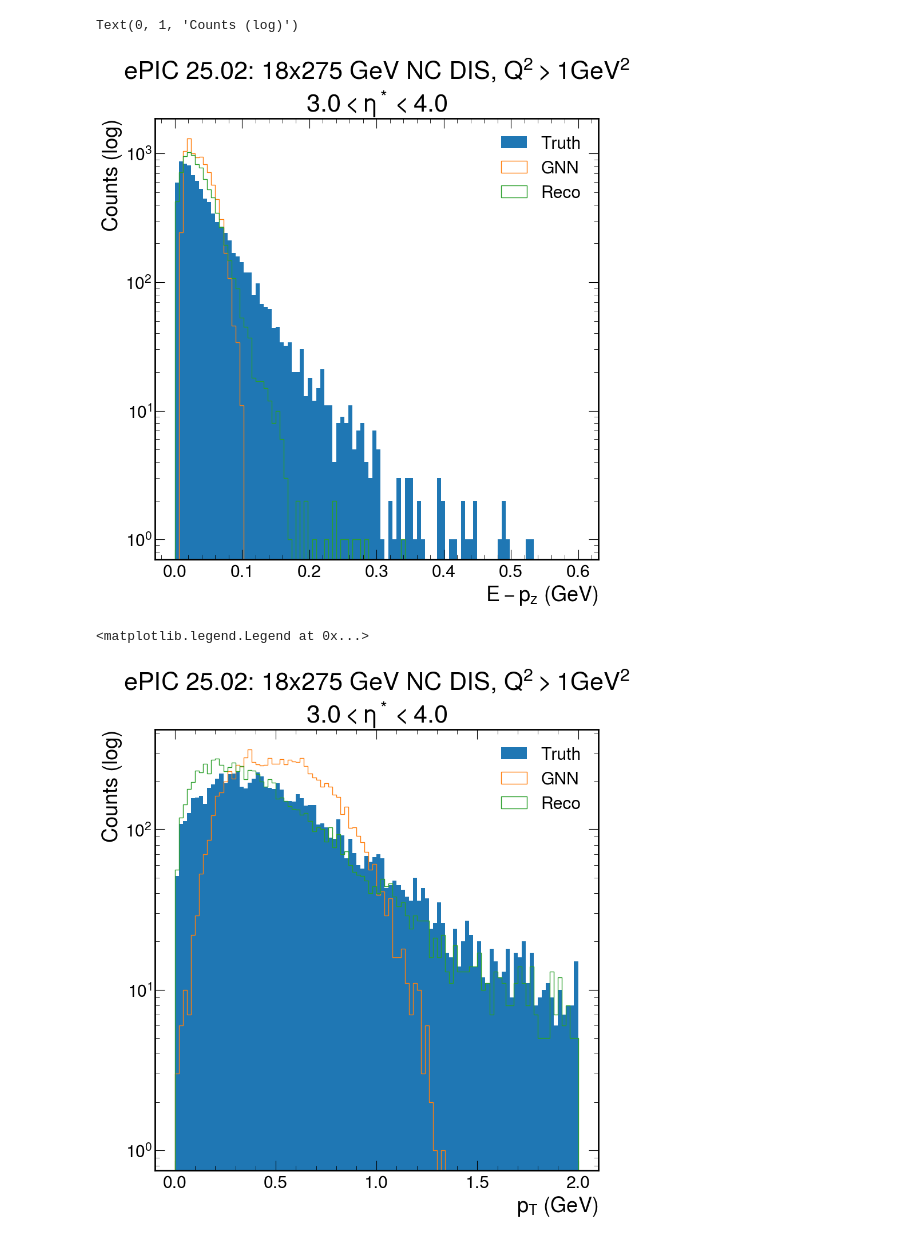
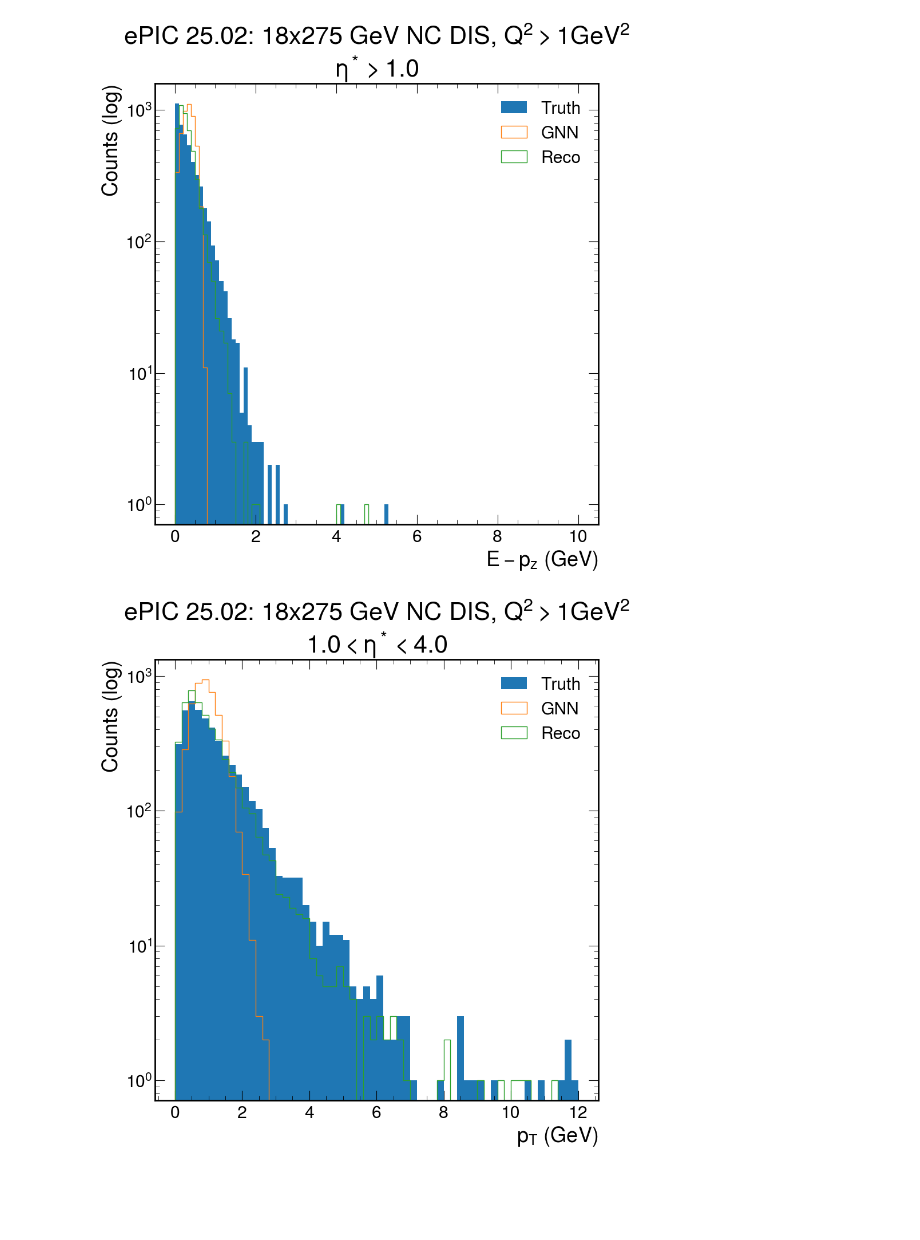
Before and after one commit to eiccodesign/regressiononly, a Jupyter notebook: src/notebooks/testing_new_output_pt_Eminuspz.ipynb, the cells around one changed output. Cells and saved outputs as stored; diff of their text form; code cells hidden in the pictures; blank space fills up the shorter version.

```diff
--- a/src/notebooks/testing_new_output_pt_Eminuspz.ipynb
+++ b/src/notebooks/testing_new_output_pt_Eminuspz.ipynb
@@ -16,13 +16,18 @@ path_to_result = "/media/miguel/Elements_2024/AI_data/results_and_models/ePIC_DI
+# %%
+plot_title="ePIC 25.02: 18x275 GeV NC DIS, $Q^2 > 1 GeV^2$\n$3.0<\eta^*<4.0$"
+targets = ["transverse_momentum", "E_minus_pz"]
 # %%
 # Will likely need to change name of npz file for your use case
 npz_unpacked = np.load(path_to_result+"/predictions_appended_test.npz", allow_pickle=True)
 predictions_unnormalized = npz_unpacked['outputs_scaled'].item()
 targets_unnormalized = npz_unpacked['targets_scaled'].item()
 
-targets_E_minus_pz = targets_unnormalized["E_minus_pz"]
-targets_pt = targets_unnormalized["transverse_momentum"]
+if "E_minus_pz" in targets:
+    targets_E_minus_pz = targets_unnormalized["E_minus_pz"]
+    predictions_E_minus_pz = predictions_unnormalized["E_minus_pz"]
 
-predictions_E_minus_pz = predictions_unnormalized["E_minus_pz"]
-predictions_pt = predictions_unnormalized["transverse_momentum"]
+if "transverse_momentum" in targets:
+    targets_pt = targets_unnormalized["transverse_momentum"]
+    predictions_pt = predictions_unnormalized["transverse_momentum"]
 
 meta_info = npz_unpacked['meta']
@@ -47,7 +74,7 @@ def get_strawman_reco(meta_info, eta_low, eta_high):
 
     total_pt, total_E_minus_pz = np.array([]), np.array([])
     truth_total_pt, truth_total_E_minus_pz = np.array([]), np.array([])
-    for file_name, event_numbers in file_to_event_numbers_dict.items():
+    for i, (file_name, event_numbers) in enumerate(file_to_event_numbers_dict.items()):
         event_numbers = np.asarray(event_numbers, dtype=int)
 
         with uproot.open(file_name+":events") as f:
@@ -57,10 +84,9 @@ def get_strawman_reco(meta_info, eta_low, eta_high):
 
             momentum_y = mcparticles_arrays["MCParticles.momentum.y"]
             momentum = np.sqrt(momentum_x**2 + momentum_y**2 + momentum_z**2)
-
             theta = np.arccos(momentum_z/momentum)
             eta = -np.log(np.tan(theta/2))
-            eta_mask = (eta>3) & (eta<4)
+            eta_mask = (eta>eta_low) & (eta<eta_high)
             momentum_x = momentum_x[eta_mask]
             momentum_y = momentum_y[eta_mask]
             momentum_z = momentum_z[eta_mask]
@@ -141,7 +167,7 @@ def get_strawman_reco(meta_info, eta_low, eta_high):
             cal_e34 = cal_energy_star[(cal_eta_star>eta_low) & (cal_eta_star<eta_high)] #should be same as using unrotated energy
             cal_e34_sum = ak.sum(cal_e34,axis=-1)
 
-            cal_empz3 = cal_empz_star[(cal_eta_star>eta_low) & (cal_eta_star<eta_high)]
+            cal_empz3 = cal_empz_star[cal_eta_star>eta_low]
             cal_empz3_sum = ak.sum(cal_empz3,axis=-1)
 
             cal_px34_sum = ak.sum(cal_px_star[(cal_eta_star>eta_low) & (cal_eta_star<eta_high)],axis=-1)
@@ -153,30 +179,30 @@ def get_strawman_reco(meta_info, eta_low, eta_high):
 
     return total_pt, total_E_minus_pz, truth_total_E_minus_pz, truth_total_pt
 # %%
-reco_total_pt, reco_E_minus_pz, truth_E_minus_pz, truth_total_pt = get_strawman_reco(meta_info, eta_low=3, eta_high = 4)
+reco_total_pt, reco_E_minus_pz, truth_E_minus_pz, truth_total_pt = get_strawman_reco(meta_info, eta_low=1, eta_high = 4)
 # %%
-plt.hist(truth_E_minus_pz, bins=100, range=(0,.6), label="Truth")
-plt.hist(predictions_E_minus_pz, bins=100,range=(0,.6), label="GNN", histtype='step')
-plt.hist(reco_E_minus_pz, bins=100,range=(0,.6), label="Reco", histtype='step')
-plt.xlabel("$E-p_z$ (GeV)")
-plt.yscale('log')
-plt.title("ePIC 25.02: 18x275 GeV NC DIS, $Q^2 > 1 GeV^2$\n$3.0<\eta^*<4.0$")
-plt.legend()
-plt.ylabel("Counts (log)")
+if "E_minus_pz" in targets:
+    plt.hist(truth_E_minus_pz, bins=100, range=(0,10), label="Truth", density=False)
+    plt.hist(predictions_E_minus_pz, bins=100,range=(0,10), label="GNN", histtype='step', density=False)
+    plt.hist(reco_E_minus_pz, bins=100,range=(0,10), label="Reco", histtype='step', density=False)
+    plt.xlabel("$E-p_z$ (GeV)")
+    plt.yscale('log')
+    plt.title("ePIC 25.02: 18x275 GeV NC DIS, $Q^2 > 1 GeV^2$\n$\eta^*>1.0$")
+    plt.legend()
+    plt.ylabel("Counts (log)")
 # %% [output]
-Text(0, 1, 'Counts (log)')
-[figure, old version]
+[figure, new version]
 # %%
-plt.hist(targets_pt, bins=100, range=(0,2),label="Truth")
-plt.hist(predictions_pt, bins=100, range=(0,2), label="GNN", histtype='step')
-plt.hist(reco_total_pt, bins=100, range=(0,2), label="Reco", histtype='step')
+if "transverse_momentum" in targets:
+    plt.hist(truth_total_pt, bins=60, range=(0,12),label="Truth", density=False)
+    plt.hist(predictions_pt, bins=60, range=(0,12), label="GNN", histtype='step', density=False)
+    plt.hist(reco_total_pt, bins=60, range=(0,12), label="Reco", histtype='step', density=False)
 
-plt.xlabel("$p_{T}$ (GeV)")
-plt.yscale('log')
-plt.title("ePIC 25.02: 18x275 GeV NC DIS, $Q^2 > 1 GeV^2$\n$3.0<\eta^*<4.0$")
-plt.ylabel("Counts (log)")
-plt.legend()
-# plt.xlim(0,2)
+    plt.xlabel("$p_{T}$ (GeV)")
+    plt.yscale('log')
+    plt.title("ePIC 25.02: 18x275 GeV NC DIS, $Q^2 > 1 GeV^2$\n$1.0<\eta^*<4.0$")
+    plt.ylabel("Counts (log)")
+    plt.legend()
+    # plt.xlim(0,2)
 # %% [output]
-<matplotlib.legend.Legend at 0x...>
-[figure, old version]
+[figure, new version]
```
Also changed, not shown: parts of 3 cells of this notebook, 5 other files.
